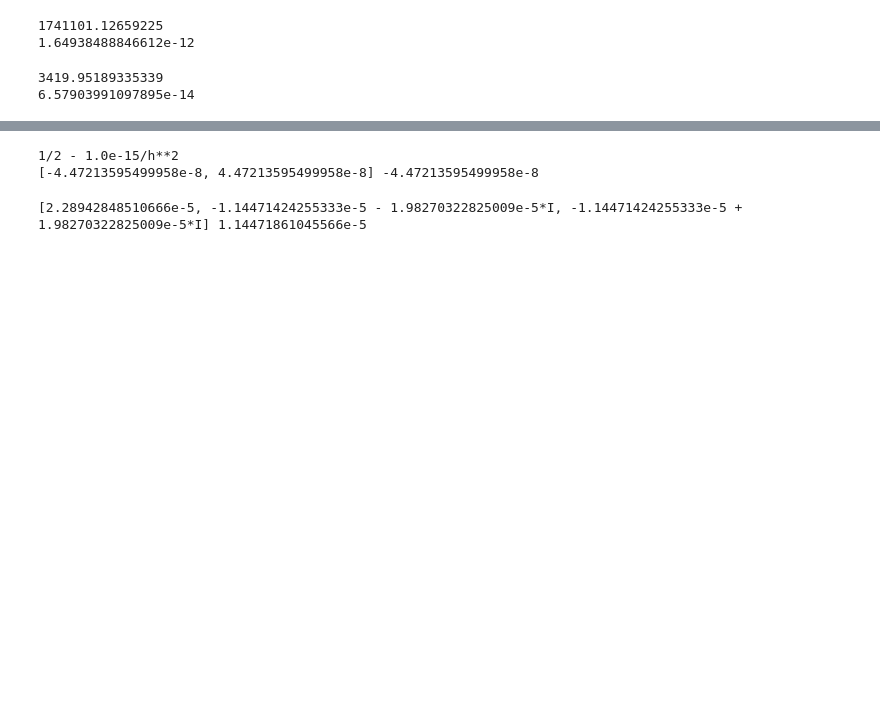
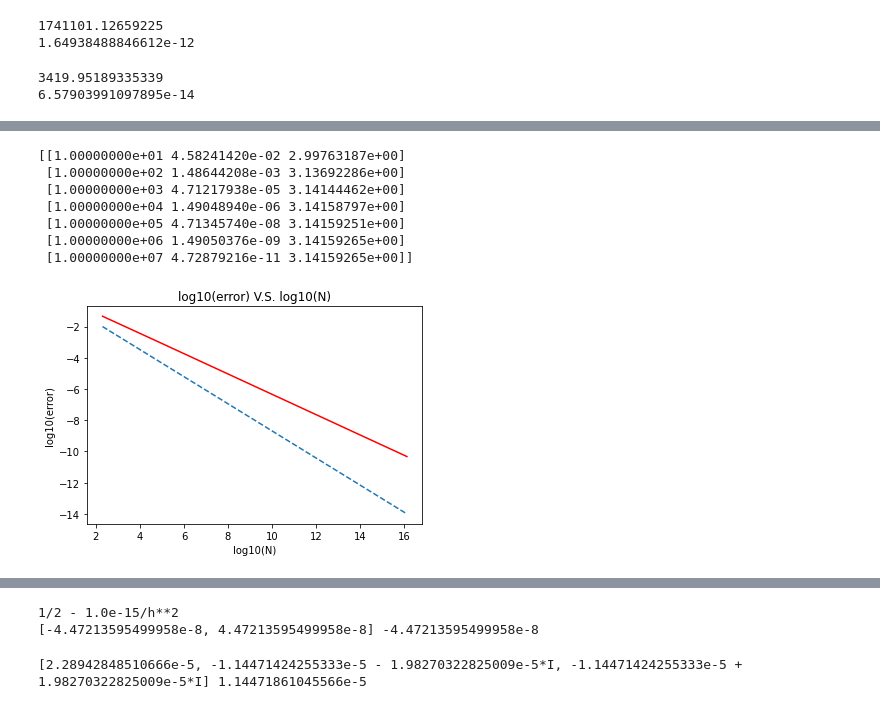
Before and after one commit to Bear900514/astr660, a Jupyter notebook: Hw2/HW2.ipynb, the cells around one changed output, grey strips where cells are left out. Saved outputs shown, nothing was run; the diff lists cells and outputs as text; code cells hidden in the pictures; blank space fills up the shorter version.

```diff
--- a/Hw2/HW2.ipynb
+++ b/Hw2/HW2.ipynb
@@ -178,0 +201,22 @@ print(error)
+# %%
+#Ex4.2
+A=np.loadtxt('pi_error2.dat')
+print(A)
+Y=1/((A[:,0])**(2))
+plt.plot(np.log(A[:,0]),np.log10(A[:,1]),'r',label='compute error')
+plt.plot(np.log(A[:,0]),np.log10(Y),'--',label='expect scaling')
+plt.xlabel('log10(N)')
+plt.ylabel('log10(error)')
+#plt.rcParams['figure.figsize'] = [15,5]
+plt.title('log10(error) V.S. log10(N)')
+plt.savefig('plot4.2.png')
+plt.show()
+# %% [output]
+[[1.00000000e+01 4.58241420e-02 2.99763187e+00]
+ [1.00000000e+02 1.48644208e-03 3.13692286e+00]
+ [1.00000000e+03 4.71217938e-05 3.14144462e+00]
+ [1.00000000e+04 1.49048940e-06 3.14158797e+00]
+ [1.00000000e+05 4.71345740e-08 3.14159251e+00]
+ [1.00000000e+06 1.49050376e-09 3.14159265e+00]
+ [1.00000000e+07 4.72879216e-11 3.14159265e+00]]
+[figure, added]
```
Also changed, not shown: parts of 2 cells of this notebook, 4 other files.
